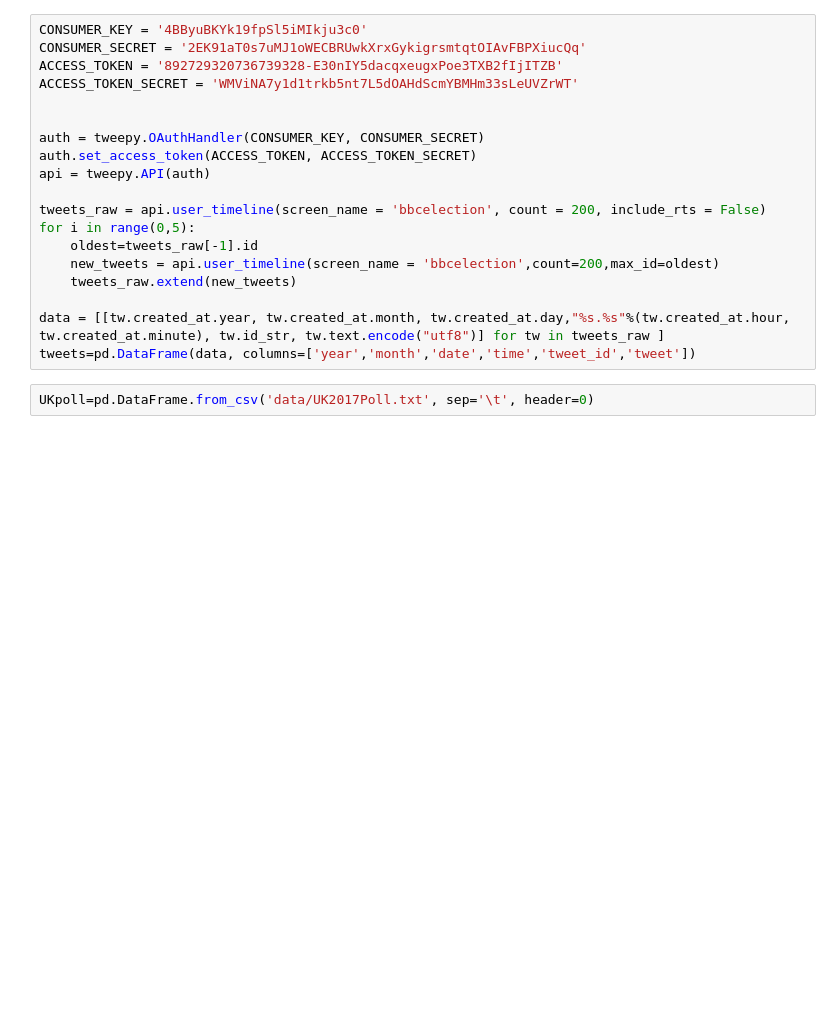
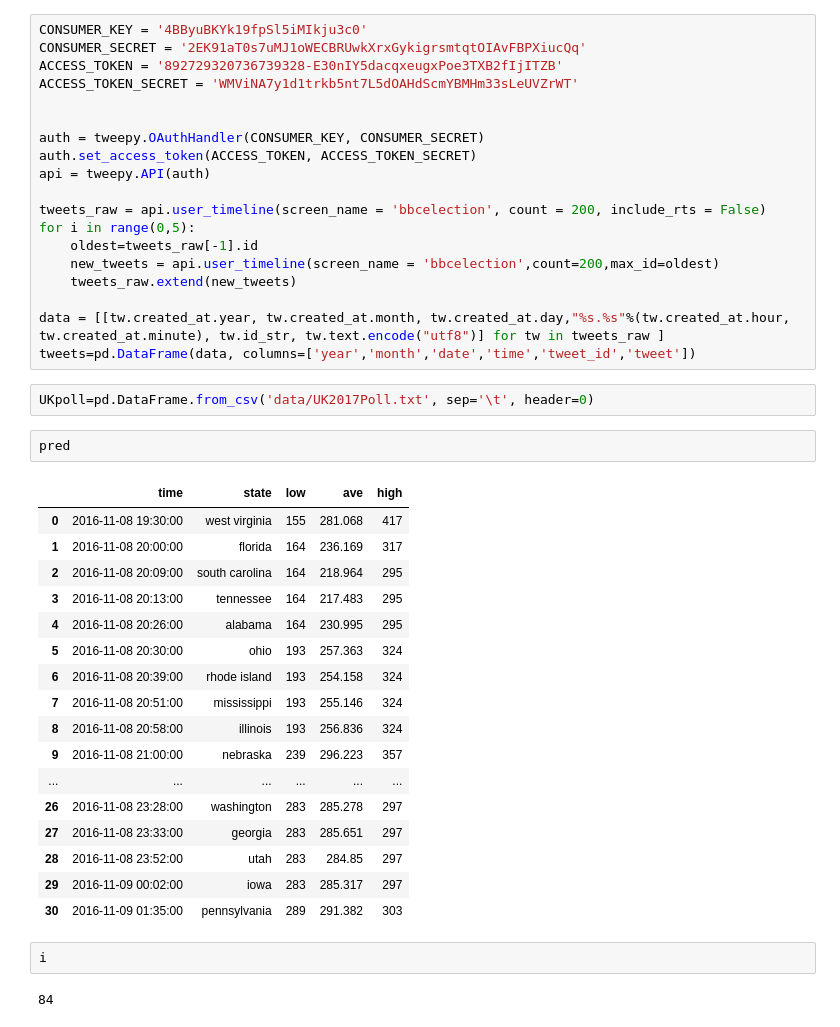
Before and after one commit to alexhuang1117/Data-Science-Portfolio, a Jupyter notebook: FX_Analysis_During_Election/main.ipynb, the cells around one changed output. Drawn from its saved outputs; the diff is of its cells as text; blank space fills up the shorter version.

```diff
--- a/FX_Analysis_During_Election/main.ipynb
+++ b/FX_Analysis_During_Election/main.ipynb
@@ -260,3 +268,27 @@ data = [[tw.created_at.year, tw.created_at.month, tw.created_at.day,"%s.%s"%(tw.
 tweets=pd.DataFrame(data, columns=['year','month','date','time','tweet_id','tweet'])
 # %%
 UKpoll=pd.DataFrame.from_csv('data/UK2017Poll.txt', sep='\t', header=0)
+# %%
+pred
+# %% [output]
+|  | time | state | low | ave | high |
+| 0 | 2016-11-08 19:30:00 | west virginia | 155 | 281.068 | 417 |
+| 1 | 2016-11-08 20:00:00 | florida | 164 | 236.169 | 317 |
+| 2 | 2016-11-08 20:09:00 | south carolina | 164 | 218.964 | 295 |
+| 3 | 2016-11-08 20:13:00 | tennessee | 164 | 217.483 | 295 |
+| 4 | 2016-11-08 20:26:00 | alabama | 164 | 230.995 | 295 |
+| 5 | 2016-11-08 20:30:00 | ohio | 193 | 257.363 | 324 |
+| 6 | 2016-11-08 20:39:00 | rhode island | 193 | 254.158 | 324 |
+| 7 | 2016-11-08 20:51:00 | mississippi | 193 | 255.146 | 324 |
+| 8 | 2016-11-08 20:58:00 | illinois | 193 | 256.836 | 324 |
+| 9 | 2016-11-08 21:00:00 | nebraska | 239 | 296.223 | 357 |
+| ... | ... | ... | ... | ... | ... |
+| 26 | 2016-11-08 23:28:00 | washington | 283 | 285.278 | 297 |
+| 27 | 2016-11-08 23:33:00 | georgia | 283 | 285.651 | 297 |
+| 28 | 2016-11-08 23:52:00 | utah | 283 | 284.85 | 297 |
+| 29 | 2016-11-09 00:02:00 | iowa | 283 | 285.317 | 297 |
+| 30 | 2016-11-09 01:35:00 | pennsylvania | 289 | 291.382 | 303 |
+# %%
+i
+# %% [output]
+84
```
Also changed, not shown: parts of 5 cells of this notebook, 1 other file.
